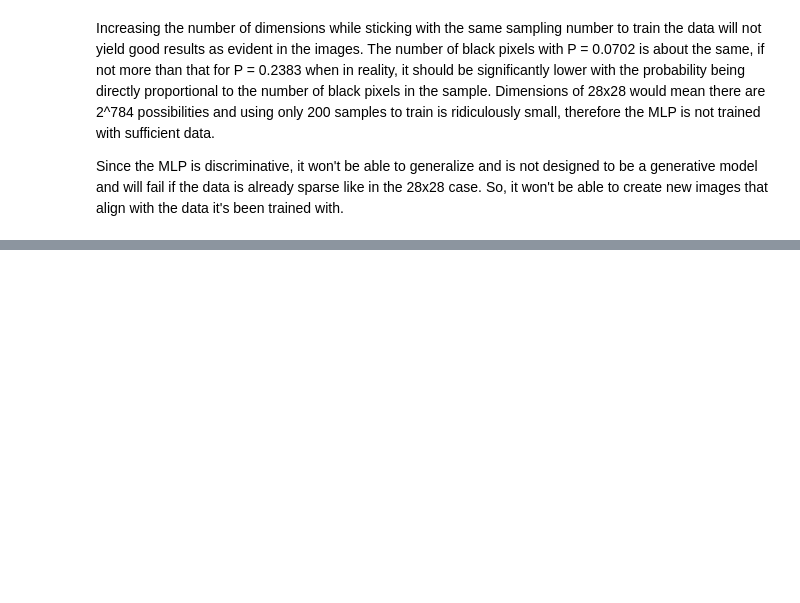
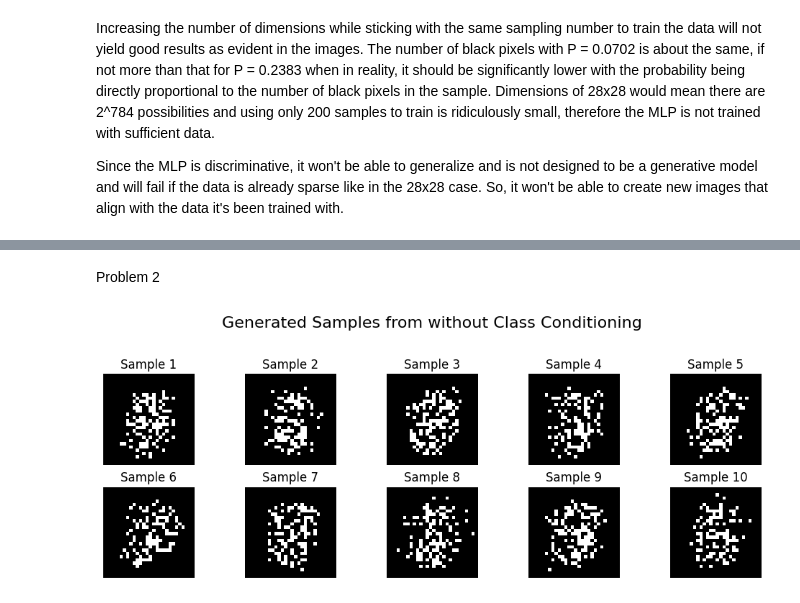
Before and after one commit to asandeep1/ECE-8803-HW1, a Jupyter notebook: ECE_8803_HW1_.ipynb, the cells around one changed output, grey strips where cells are left out. Cells and saved outputs as stored; diff of their text form; code cells hidden in the pictures; blank space fills up the shorter version.

```diff
--- a/ECE_8803_HW1_.ipynb
+++ b/ECE_8803_HW1_.ipynb
@@ -183,0 +204,42 @@ Since the MLP is discriminative, it won't be able to generalize and is not desig
+# %% [markdown]
+Problem 2
+# %%
+import tensorflow_datasets as tfds
+import tensorflow as tf
+import numpy as np
+import matplotlib.pyplot as plt
+
+train_data, info = tfds.load('binarized_mnist', split='train', shuffle_files=True, with_info=True)
+test_data = tfds.load('mnist', split='test')
+
+# Pixel-independent generative model used: Bernoulli Naive Bayes. The generative model used for the python code is without condition as this data set did not come with labels.
+train_img = []
+
+for item in train_data:
+    train_img.append(item['image'].numpy())
+
+train_img = np.squeeze(np.array(train_img))
+
+theta = np.mean(train_img, axis=0)
+num_class = 10
+
+generated_samples = np.zeros((num_class, train_img.shape[1], train_img.shape[2]))
+
+for i in range(num_class):
+    random_matrix = np.random.uniform(0, 1, size=(28, 28))
+    generated_image = (random_matrix < theta).astype(np.float32)
+    generated_samples[i] = generated_image
+
+# Display the generated samples.
+fig, axes = plt.subplots(2, 5, figsize=(10, 4))
+fig.suptitle('Generated Samples from without Class Conditioning', fontsize=16)
+
+for i, ax in enumerate(axes.flat):
+    ax.imshow(generated_samples[i], cmap='gray')
+    ax.set_title(f'Sample {i+1}')
+    ax.axis('off')
+
+plt.tight_layout(rect=[0, 0.03, 1, 0.95])
+plt.show()
+# %% [output]
+[figure, added]
```
Also changed, not shown: parts of 2 cells of this notebook.
